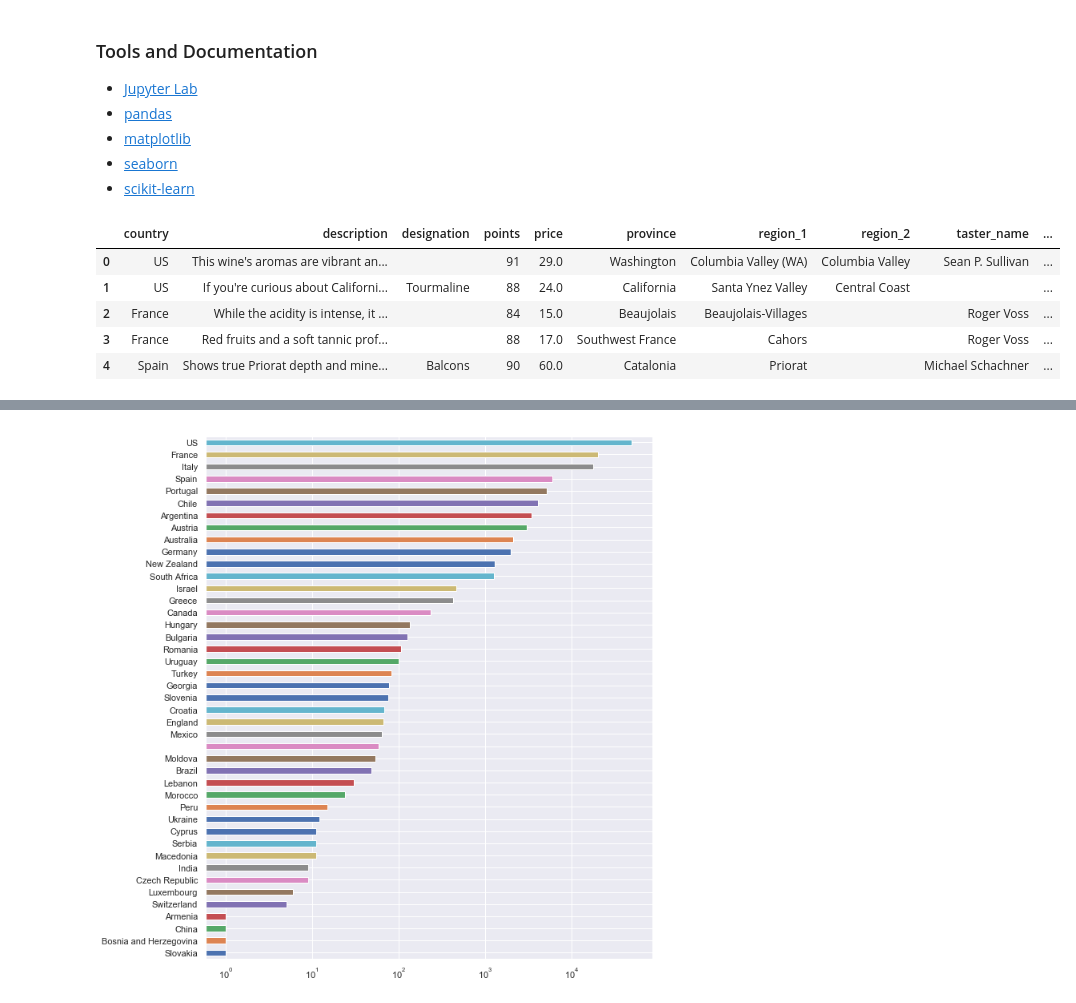
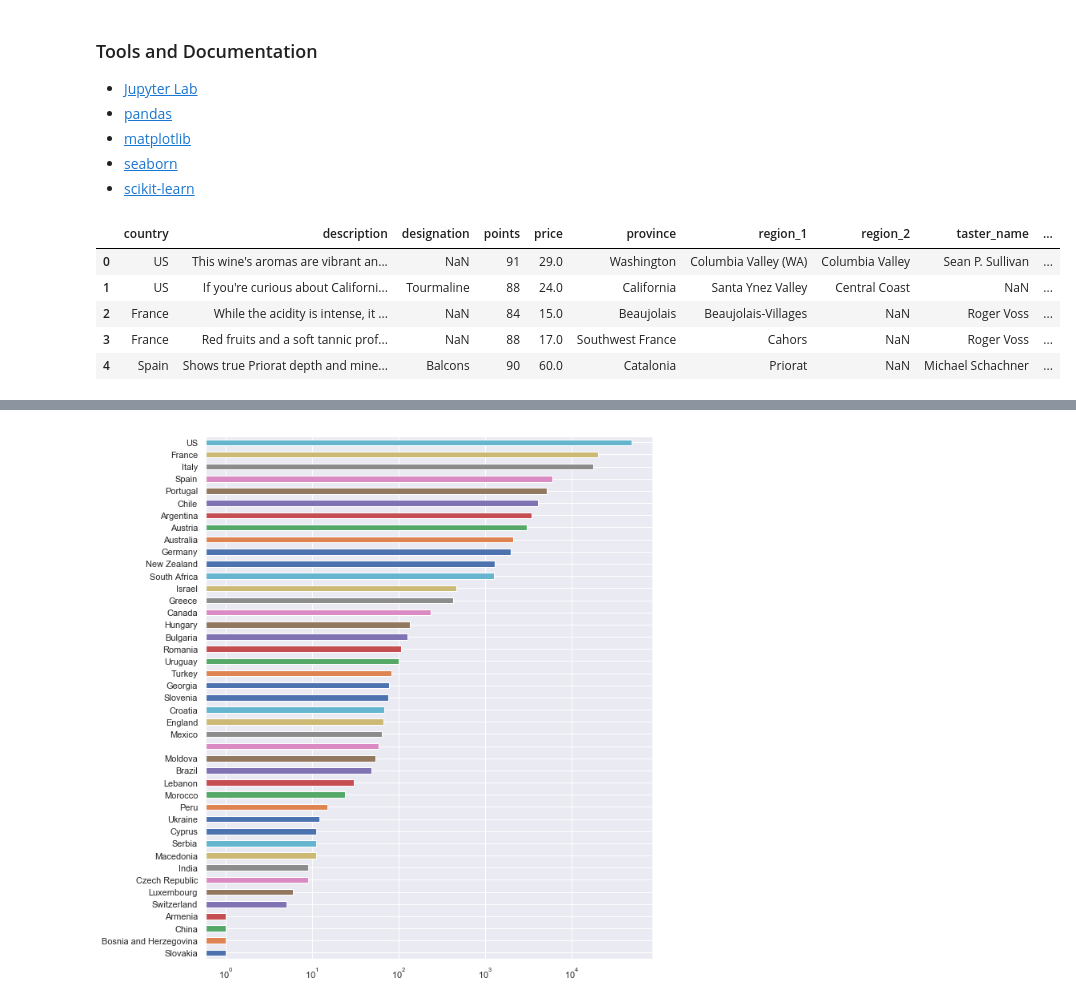
Before and after one commit to mtaron/sommelier.ai, a Jupyter notebook: sommelier.ipynb, the cells around one changed output, grey strips where cells are left out. Drawn from its saved outputs; the diff is of its cells as text; code cells hidden in the pictures.

```diff
--- a/sommelier.ipynb
+++ b/sommelier.ipynb
@@ -23,12 +23,12 @@ import seaborn as sns
 
 sns.set(style="darkgrid")
 # %%
-df = pd.read_csv('.\\data\\winemag-data.zip', keep_default_na=False)
+df = pd.read_csv('.\\data\\winemag-data.zip')
 df.head()
 # %% [output]
 |  | country | description | designation | points | price | province | region_1 | region_2 | taster_name | ... |
-| 0 | US | This wine's aromas are vibrant an... |  | 91 | 29.0 | Washington | Columbia Valley (WA) | Columbia Valley | Sean P. Sullivan | ... |
-| 1 | US | If you're curious about Californi... | Tourmaline | 88 | 24.0 | California | Santa Ynez Valley | Central Coast |  | ... |
-| 2 | France | While the acidity is intense, it ... |  | 84 | 15.0 | Beaujolais | Beaujolais-Villages |  | Roger Voss | ... |
-| 3 | France | Red fruits and a soft tannic prof... |  | 88 | 17.0 | Southwest France | Cahors |  | Roger Voss | ... |
-| 4 | Spain | Shows true Priorat depth and mine... | Balcons | 90 | 60.0 | Catalonia | Priorat |  | Michael Schachner | ... |
+| 0 | US | This wine's aromas are vibrant an... | NaN | 91 | 29.0 | Washington | Columbia Valley (WA) | Columbia Valley | Sean P. Sullivan | ... |
+| 1 | US | If you're curious about Californi... | Tourmaline | 88 | 24.0 | California | Santa Ynez Valley | Central Coast | NaN | ... |
+| 2 | France | While the acidity is intense, it ... | NaN | 84 | 15.0 | Beaujolais | Beaujolais-Villages | NaN | Roger Voss | ... |
+| 3 | France | Red fruits and a soft tannic prof... | NaN | 88 | 17.0 | Southwest France | Cahors | NaN | Roger Voss | ... |
+| 4 | Spain | Shows true Priorat depth and mine... | Balcons | 90 | 60.0 | Catalonia | Priorat | NaN | Michael Schachner | ... |
```
Also changed, not shown: parts of 23 cells of this notebook.
